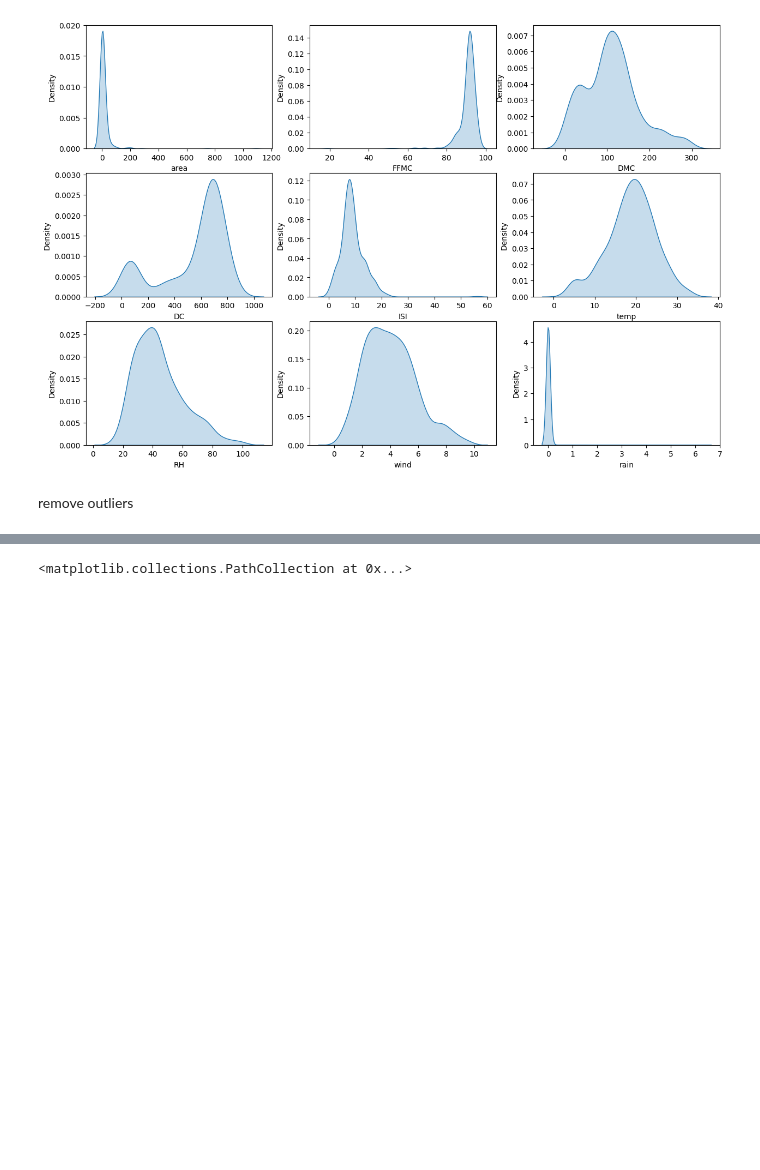
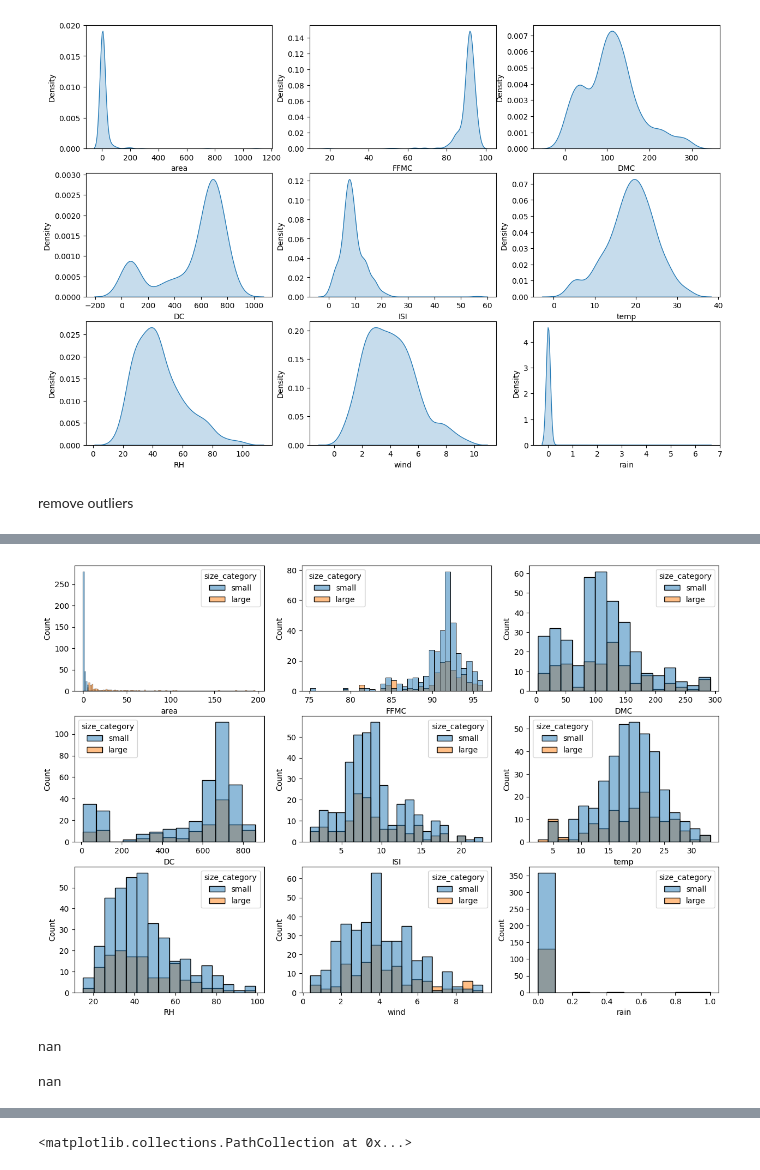
Before and after one commit to Somepuja/SVM_ForestFire, a Jupyter notebook: SVM_ForestFire.ipynb, the cells around one changed output, grey strips where cells are left out. Saved outputs shown, nothing was run; the diff lists cells and outputs as text; code cells hidden in the pictures; blank space fills up the shorter version.

```diff
--- a/SVM_ForestFire.ipynb
+++ b/SVM_ForestFire.ipynb
@@ -125,3 +125,18 @@ data.drop(data[data['area']>200].index, axis=0, inplace=True)
 data.drop(data[data['FFMC']<70].index, axis=0, inplace=True)
 data.drop(data[data['ISI']>30].index, axis=0, inplace=True)
 data.drop(data[data['rain']>1].index, axis=0, inplace=True)
+# %%
+plt.figure(figsize=(15,10))
+for i in range(len(num_columns)):
+    plt.subplot(3,3,i+1)
+    sns.histplot(data=data,x=num_columns[i], fill=True, hue='size_category')
+# %% [output]
+[figure, added]
+# %%
+data[data['size_category']== 1]['area'].max()  # 0 - 5.97
+# %% [output]
+nan
+# %%
+data[data['size_category']== 0]['area'].max()  # 6.04 - 196.48
+# %% [output]
+nan
```
Also changed, not shown: parts of 13 cells of this notebook.
